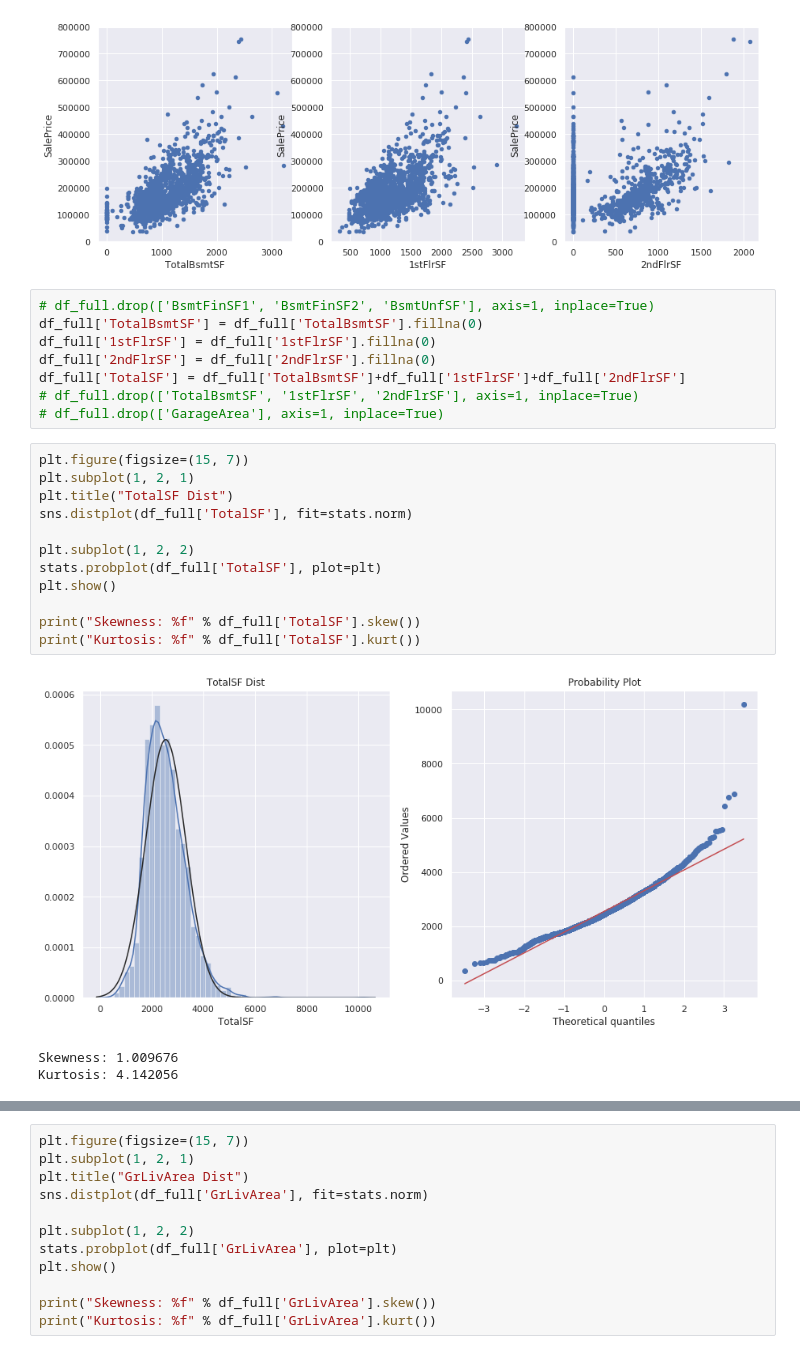
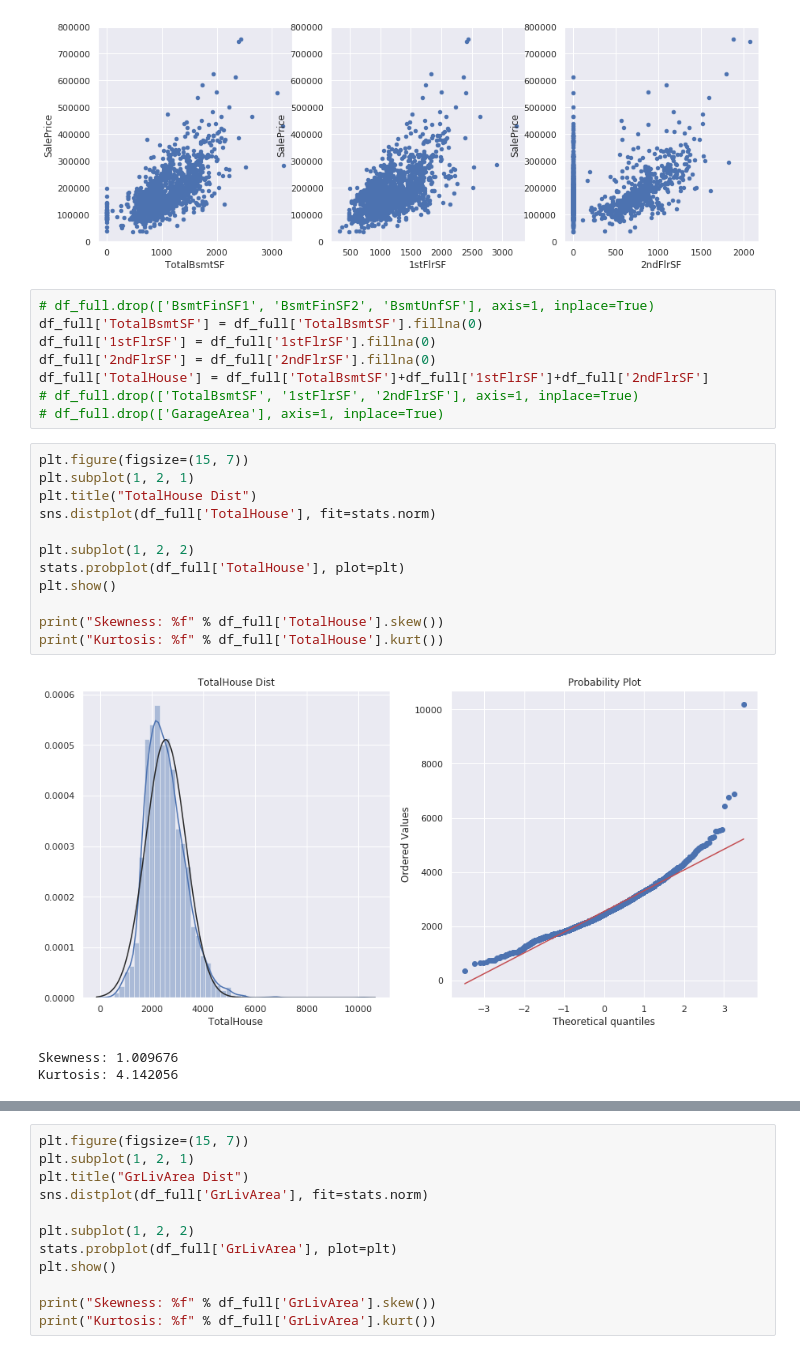
Before and after one commit to mmheydari97/datamining-spring, a Jupyter notebook: Project/01_preprocessing.ipynb, the cells around one changed output, grey strips where cells are left out. Drawn from its saved outputs; the diff is of its cells as text.

```diff
--- a/Project/01_preprocessing.ipynb
+++ b/Project/01_preprocessing.ipynb
@@ -205,23 +206,23 @@ plt.show()
 df_full['TotalBsmtSF'] = df_full['TotalBsmtSF'].fillna(0)
 df_full['1stFlrSF'] = df_full['1stFlrSF'].fillna(0)
 df_full['2ndFlrSF'] = df_full['2ndFlrSF'].fillna(0)
-df_full['TotalSF'] = df_full['TotalBsmtSF']+df_full['1stFlrSF']+df_full['2ndFlrSF']
+df_full['TotalHouse'] = df_full['TotalBsmtSF']+df_full['1stFlrSF']+df_full['2ndFlrSF']
 # df_full.drop(['TotalBsmtSF', '1stFlrSF', '2ndFlrSF'], axis=1, inplace=True)
 # df_full.drop(['GarageArea'], axis=1, inplace=True)
 # %%
 plt.figure(figsize=(15, 7))
 plt.subplot(1, 2, 1)
-plt.title("TotalSF Dist")
-sns.distplot(df_full['TotalSF'], fit=stats.norm)
+plt.title("TotalHouse Dist")
+sns.distplot(df_full['TotalHouse'], fit=stats.norm)
 
 plt.subplot(1, 2, 2)
-stats.probplot(df_full['TotalSF'], plot=plt)
+stats.probplot(df_full['TotalHouse'], plot=plt)
 plt.show()
 
-print("Skewness: %f" % df_full['TotalSF'].skew())
-print("Kurtosis: %f" % df_full['TotalSF'].kurt())
+print("Skewness: %f" % df_full['TotalHouse'].skew())
+print("Kurtosis: %f" % df_full['TotalHouse'].kurt())
 # %% [output]
-[figure, old version]
+[figure, new version]
 Skewness: 1.009676
 Kurtosis: 4.142056
 # %%
```
Also changed, not shown: parts of 16 cells of this notebook.
